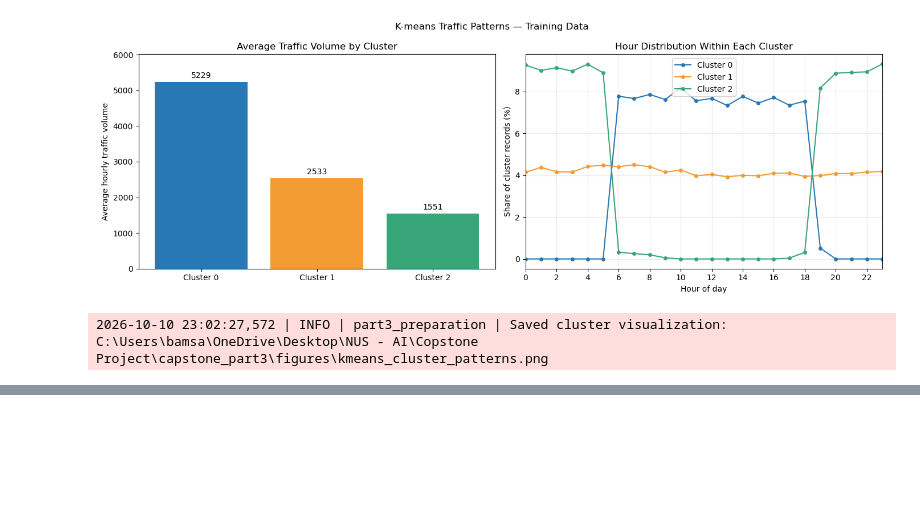
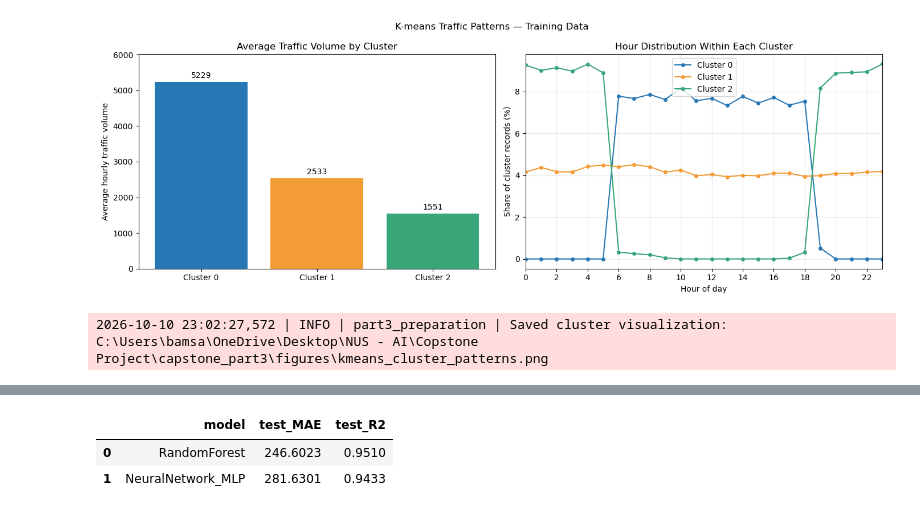
Before and after one commit to Yujin-lab55/smart-city-traffic-capstone, a Jupyter notebook: Capstone_Part3 (3).ipynb, the cells around one changed output, grey strips where cells are left out. Saved outputs shown, nothing was run; the diff lists cells and outputs as text; code cells hidden in the pictures; blank space fills up the shorter version.

Commit message:
Add neural network training, loss curve and test evaluation

```diff
--- a/Capstone_Part3 (3).ipynb
+++ b/Capstone_Part3 (3).ipynb
@@ -1102,0 +1210,45 @@ with pd.option_context(
+# %%
+# 신경망 테스트 예측
+nn_test_predictions = neural_network_model.predict(X_test)
+
+nn_test_results = pd.DataFrame([{
+    "model": "NeuralNetwork_MLP",
+    "test_MAE": mean_absolute_error(
+        y_test_reg, nn_test_predictions
+    ),
+    "test_R2": r2_score(
+        y_test_reg, nn_test_predictions
+    )
+}])
+
+# 앞서 평가한 Random Forest와 함께 표시
+regression_test_comparison = pd.concat(
+    [regression_test_results, nn_test_results],
+    ignore_index=True
+)
+
+regression_test_comparison.to_csv(
+    reports_folder / "regression_test_comparison.csv",
+    index=False
+)
+
+# 신경망의 개별 예측도 저장
+nn_prediction_results = pd.DataFrame({
+    "date_time": test_features["date_time"],
+    "actual_volume": y_test_reg,
+    "predicted_volume": nn_test_predictions
+})
+
+nn_prediction_results.to_csv(
+    reports_folder / "neural_network_test_predictions.csv",
+    index=False
+)
+
+logger.info(
+    "Neural network test evaluation | MAE=%.2f | R2=%.4f",
+    nn_test_results.loc[0, "test_MAE"],
+    nn_test_results.loc[0, "test_R2"]
+)
+
+display(regression_test_comparison.round(4))
+# %% [output]
@@ -1102,0 +1256,3 @@ with pd.option_context(
+|  | model | test_MAE | test_R2 |
+| 0 | RandomForest | 246.6023 | 0.9510 |
+| 1 | NeuralNetwork_MLP | 281.6301 | 0.9433 |
```
Also changed, not shown: parts of 2 cells of this notebook, 6 other files.
